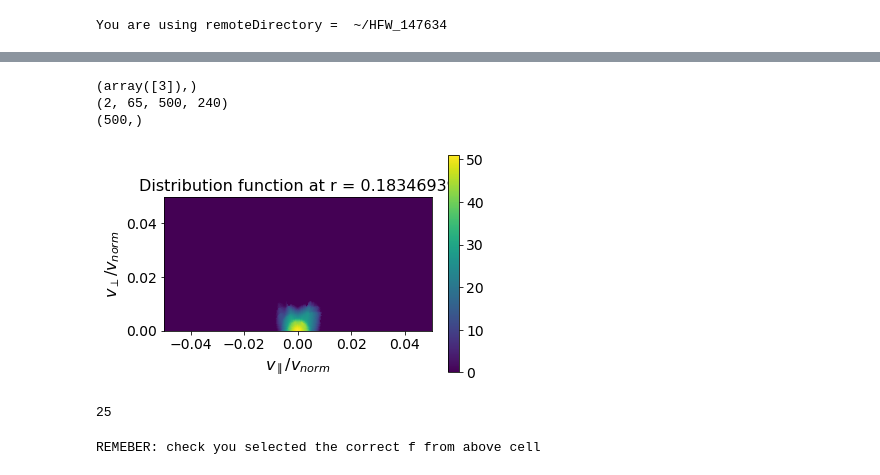
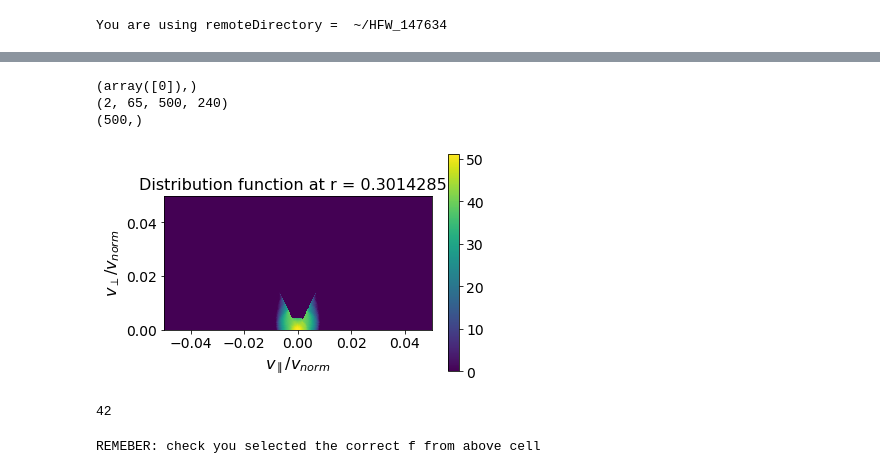
Before and after one commit to vandelij/genray_cql3d_plots, a Jupyter notebook: shots/147634/scan_npar/beam_5_RF_0_7/npar_scan_notebook.ipynb, the cells around one changed output, grey strips where cells are left out. Cells and saved outputs as stored; diff of their text form; code cells hidden in the pictures.

Commit message:
fixed bug with type casting

```diff
--- a/shots/147634/scan_npar/beam_5_RF_0_7/npar_scan_notebook.ipynb
+++ b/shots/147634/scan_npar/beam_5_RF_0_7/npar_scan_notebook.ipynb
@@ -26,32 +26,20 @@ remoteDirectory = open(f'../../../../remoteDirectory.txt', 'r').readlines()[0].s
 print('You are using remoteDirectory = ', remoteDirectory)
 shotNum = remoteDirectory.split('/')[-1].split('_')[1]
 
-scan_var_array = np.array([0.5, 0.55, 0.6, 0.65, 0.7])  #  the values of the scan
-scan_var_type = 'RF Power [MW]' # type of scan
+scan_var_array = np.array([5,6]) # np.array([1,2,3,4,5,6,7,8,9,10,11])  #  the values of the scan TODO replace here
+scan_var_type = 'npar ' # type of scan with units
 
-# 0.5 MW
-cql_nc_0_5 = netCDF4.Dataset(f'cql3d_rfpwr_0_5.nc','r')
-cqlrf_nc_0_5 = netCDF4.Dataset(f'cql3d_krf_rfpwr_0_5.nc','r')
+# npar 5
+cql_nc_5 = netCDF4.Dataset(f'cql3d_rfpwr_0_7.nc','r')
+cqlrf_nc_5 = netCDF4.Dataset(f'cql3d_krf_rfpwr_0_7.nc','r')
 
-# 0.55 MW
-cql_nc_0_55 = netCDF4.Dataset(f'cql3d_rfpwr_0_55.nc','r')
-cqlrf_nc_0_55 = netCDF4.Dataset(f'cql3d_krf_rfpwr_0_55.nc','r')
-
-# 0.6 MW
-cql_nc_0_6 = netCDF4.Dataset(f'cql3d_rfpwr_0_6.nc','r')
-cqlrf_nc_0_6 = netCDF4.Dataset(f'cql3d_krf_rfpwr_0_6.nc','r')
-
-# 0.65 MW
-cql_nc_0_65 = netCDF4.Dataset(f'cql3d_rfpwr_0_65.nc','r')
-cqlrf_nc_0_65 = netCDF4.Dataset(f'cql3d_krf_rfpwr_0_65.nc','r')
-
-# 0.7 MW
-cql_nc_0_7 = netCDF4.Dataset(f'cql3d_rfpwr_0_7.nc','r')
-cqlrf_nc_0_7 = netCDF4.Dataset(f'cql3d_krf_rfpwr_0_7.nc','r')
+# npar 6 # TODO replace me
+cql_nc_6 = netCDF4.Dataset(f'cql3d_rfpwr_0_7.nc','r')
+cqlrf_nc_6 = netCDF4.Dataset(f'cql3d_krf_rfpwr_0_7.nc','r')
 
 # load up the cql arrays
-cql_nc_array = [cql_nc_0_5, cql_nc_0_55, cql_nc_0_6, cql_nc_0_65, cql_nc_0_7]
-cqlrf_nc_array = [cqlrf_nc_0_5, cqlrf_nc_0_55, cqlrf_nc_0_6, cqlrf_nc_0_65, cqlrf_nc_0_7]
+cql_nc_array = [cql_nc_5, cql_nc_6]
+cqlrf_nc_array = [cqlrf_nc_5, cqlrf_nc_5]
 # %% [output]
 You are using remoteDirectory =  ~/HFW_147634
 # %%
@@ -177,49 +152,49 @@ for i in range(scan_var_array.shape[0]):
 # f0_6 = cql_nc_0_6.variables["f"][:]
 # f0_65 = cql_nc_0_65.variables["f"][:]
 # f0_7 = cql_nc_0_7.variables["f"][:]
-print(np.where(scan_var_array == 0.65))
-f = f_array[np.where(scan_var_array == 0.65)[0][0]]
-cql_nc = cql_nc_0_7
+print(np.where(scan_var_array == 5))
+f = f_array[np.where(scan_var_array == 5)[0][0]]
+cql_nc = cql_nc_array[np.where(scan_var_array == 5)[0][0]]
 ebkev = 80 # kev TODO: make sure this matches the file!!
 
 print(f.shape)
 print(enerkev.shape)
 
 ## Plot the distrobution function at a particular rho
-rho = 0.1829 #0.25
+rho = 0.3 #0.25
 i_rho = np.argmin(np.abs(rho - rya))
 
 f_at_rho = f[0, i_rho, :, :]#f[0, i_rho, :, :]
 
 pitchAngles = pitchAngleMesh[i_rho,:]
 x = cql_nc.variables["x"][:]
 
 V, Theta = np.meshgrid(x, pitchAngles)
 VPARA = V*np.cos(Theta); VPERP = V*np.sin(Theta)
 
 plt.rc('xtick', labelsize = 14)
 plt.rc('ytick', labelsize = 14)
 plt.rc('axes', labelsize = 16)
 plt.rc('axes', titlesize = 16)
 plt.rc('figure', titlesize = 18)
 plt.rc('legend', fontsize = 14)
 fig,ax = plt.subplots()
 pc = ax.pcolormesh(VPARA, VPERP, np.log(f_at_rho.T + 1))#np.log(f_at_rho.T+1))
 #ax.contourf(VPARA, VPERP, np.log(relevantF.T), cmap=cm.PuBu_r, levels = 100)
 ax.set_aspect('equal')
 ax.set_xlabel("$v_\parallel / v_{norm}$")
 ax.set_ylabel("$v_\perp / v_{norm}$")
 ax.set_ylim([0,0.05]); ax.set_xlim([-0.05,0.05])
 ax.set_title(f'Distribution function at r = {rya[i_rho]}')
 fig.colorbar(pc)
 plt.show()
 print(i_rho)
 # %% [output]
-(array([3]),)
+(array([0]),)
 (2, 65, 500, 240)
 (500,)
-[figure, old version]
+[figure, new version]
-25
+42
 # %%
 # Build the plot of energetic particles for a particular distrobution
 
```
Also changed, not shown: parts of 6 cells of this notebook.
